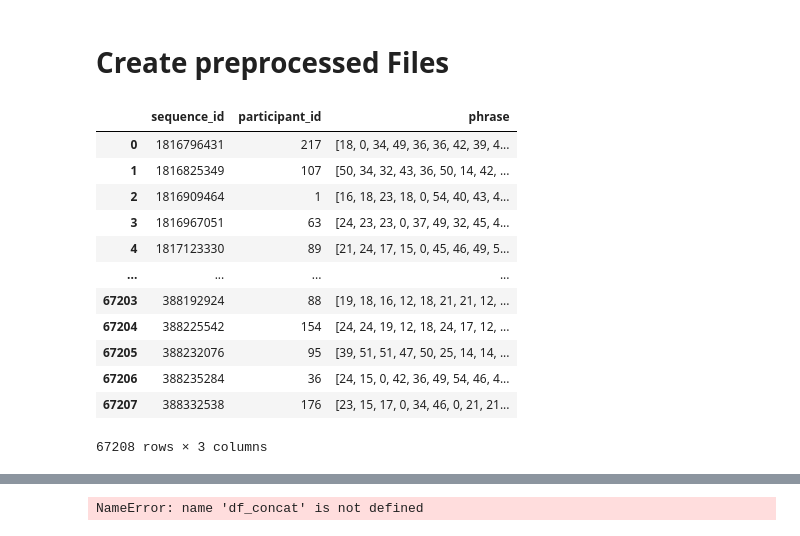
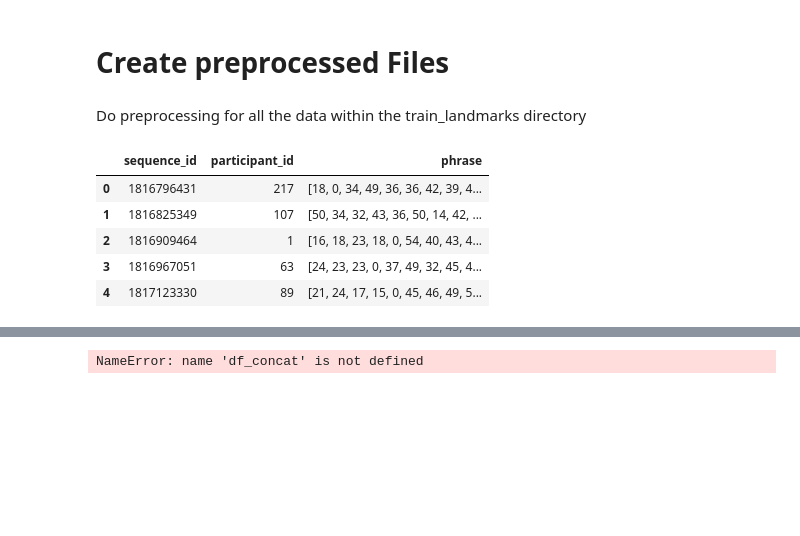
Before and after one commit to 4nn1k4/ASL-Fingerspelling-Translation, a Jupyter notebook: Data Inspection.ipynb, the cells around one changed output, grey strips where cells are left out. Saved outputs shown, nothing was run; the diff lists cells and outputs as text; code cells hidden in the pictures; blank space fills up the shorter version.

```diff
--- a/Data Inspection.ipynb
+++ b/Data Inspection.ipynb
@@ -318,25 +394,21 @@ import os
 import json
 import numpy as np
 import pickle
+# %% [markdown]
+Do preprocessing for all the data within the train_landmarks directory
 # %%
+# we preprocess the file which contains the phrase/sentence, to get an array of numbers corresponding to the characters
 df_train = pd.read_csv('./dataset complete/train.csv')
 
 with open ("./dataset complete/character_to_prediction_index.json", "r") as f:
     characters = json.load(f)
 
 df_train = exchange_string_with_numbers_array(df_train, characters)
-df_train
+df_train.head()
 # %% [output]
 |  | sequence_id | participant_id | phrase |
 | 0 | 1816796431 | 217 | [18, 0, 34, 49, 36, 36, 42, 39, 4... |
 | 1 | 1816825349 | 107 | [50, 34, 32, 43, 36, 50, 14, 42, ... |
 | 2 | 1816909464 | 1 | [16, 18, 23, 18, 0, 54, 40, 43, 4... |
 | 3 | 1816967051 | 63 | [24, 23, 23, 0, 37, 49, 32, 45, 4... |
 | 4 | 1817123330 | 89 | [21, 24, 17, 15, 0, 45, 46, 49, 5... |
-| ... | ... | ... | ... |
-| 67203 | 388192924 | 88 | [19, 18, 16, 12, 18, 21, 21, 12, ... |
-| 67204 | 388225542 | 154 | [24, 24, 19, 12, 18, 24, 17, 12, ... |
-| 67205 | 388232076 | 95 | [39, 51, 51, 47, 50, 25, 14, 14, ... |
-| 67206 | 388235284 | 36 | [24, 15, 0, 42, 36, 49, 54, 46, 4... |
-| 67207 | 388332538 | 176 | [23, 15, 17, 0, 34, 46, 0, 21, 21... |
-67208 rows × 3 columns
```
Also changed, not shown: parts of 112 cells of this notebook, 9 other files.
